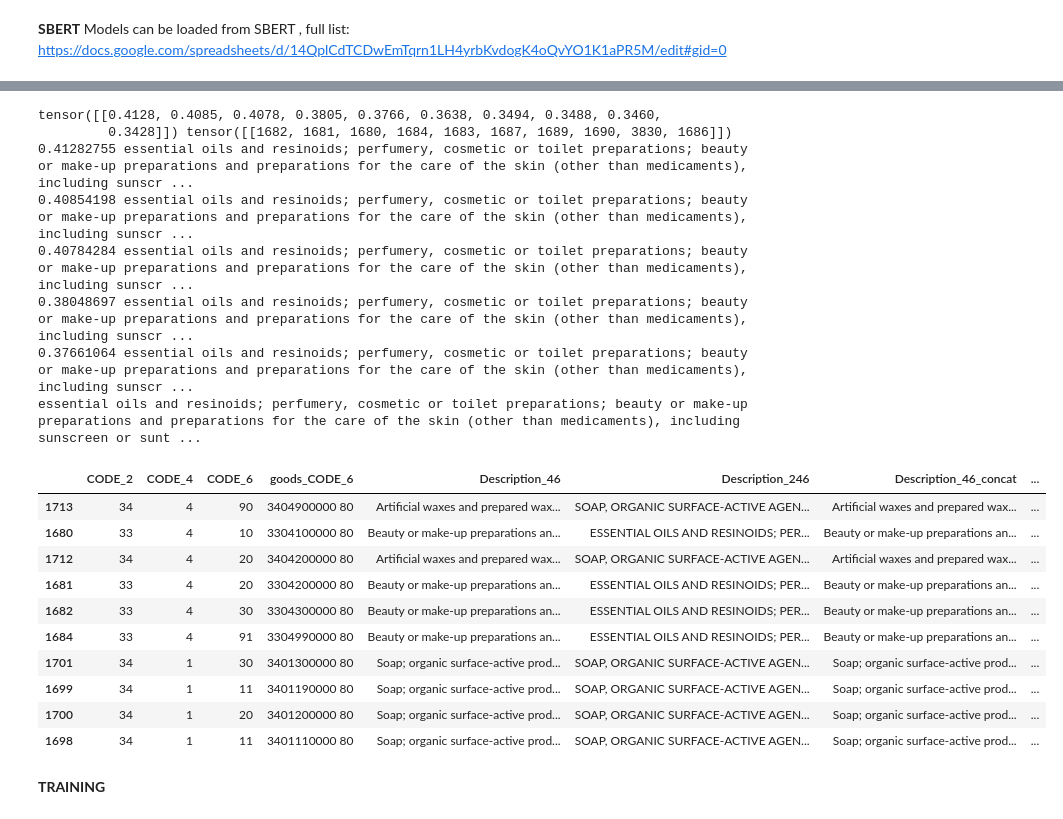
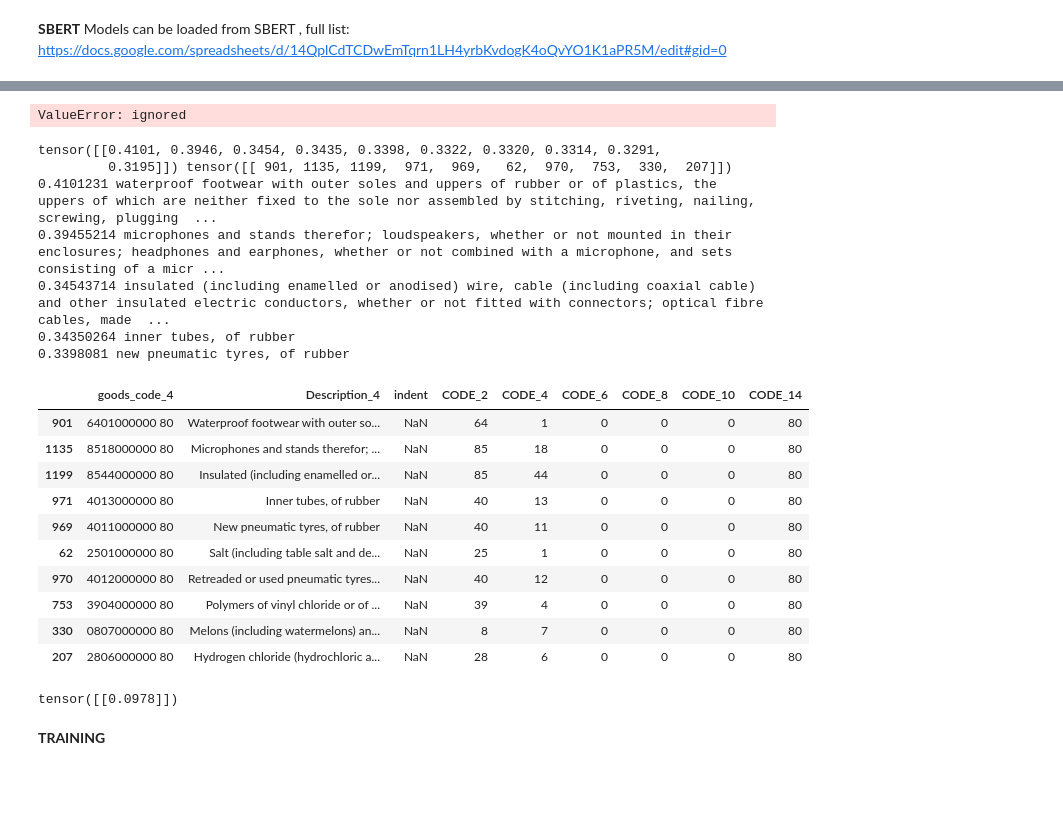
Before and after one commit to kazimianec/TARIC, a Jupyter notebook: Training_TRCtransformersSBERT.ipynb, the cells around one changed output, grey strips where cells are left out. Cells and saved outputs as stored; diff of their text form; code cells hidden in the pictures; blank space fills up the shorter version.

```diff
--- a/Training_TRCtransformersSBERT.ipynb
+++ b/Training_TRCtransformersSBERT.ipynb
@@ -140,15 +140,15 @@ https://docs.google.com/spreadsheets/d/14QplCdTCDwEmTqrn1LH4yrbKvdogK4oQvYO1K1aP
 #model = SentenceTransformer('average_word_embeddings_glove.840B.300d')
 #model = SentenceTransformer('paraphrase-distilroberta-base-v1') --no
 #model= SentenceTransformer('msmarco-distilroberta-base-v2') --no
-#model = SentenceTransformer('stsb-bert-large')  ##maybe
+model = SentenceTransformer('stsb-bert-large')  ##maybe
 ##model = SentenceTransformer('stsb-roberta-large') --no
 #model= SentenceTransformer('paraphrase-xlm-r-multilingual-v1')
-model= SentenceTransformer('LaBSE')  # interesting
+#model= SentenceTransformer('LaBSE')  # interesting
 #model = SentenceTransformer('quora-distilbert-multilingual') ## not ok
 
 #model = SentenceTransformer('average_word_embeddings_glove.840B.300d')
 # %%
-sentences = sentences_C2
+sentences = sentences_C4
 sentences = [element.lower() for element in sentences]
 
 #sentences[1682]+=' nail polishing makeup'
@@ -197,8 +196,10 @@ import numpy as np
 from sklearn import manifold
 A = np.matrix(TAROC_cosine_scores)
 #A = 1.-A
-model = manifold.TSNE(metric="precomputed")
-Y = model.fit_transform(A)
+modelTSNE = manifold.TSNE(metric="precomputed")
+Y = model.TSNE.fit_transform(A)
+# %% [output]
+ValueError: ignored
 # %%
 description = ["Vyriškos kelnės"]
 
@@ -252,6 +253,17 @@ description = ["Я люблю макияж - полировка для ногт
 description = ["Аš myliu makijažą - nagų poliravimas "]
 description = ["Amo el maquillaje - Esmalte de uñas"]
 
+#
+description = ["FINETOO V Waist Cotton Panties Women M-4XL Underpants Female Underwear Sexy Low-Rise Girl Briefs Comfort Panties Ladies Lingerie"]
+#https://www.aliexpress.com/item/4001256055038.html?spm=a2g01.12617084.fdpcl001.7.7fb7Er8hEr8hk8&gps-id=5547572&scm=1007.19201.130907.0&scm_id=1007.19201.130907.0&scm-url=1007.19201.130907.0&pvid=5b859c98-45fa-401b-93f9-b5b29f926246
+#
+
+
+#
+description = ["TWS Bluetooth 5.0 Earphones 2200mAh Charging Box Wireless Headphone 9D Stereo Sports Waterproof Earbuds Headsets With Microphone"]
+#https://www.aliexpress.com/item/4000539506338.html?spm=a2g01.12617084.fdpcl001.1.7fb7Er8hEr8hk8&gps-id=5547572&scm=1007.19201.130907.0&scm_id=1007.19201.130907.0&scm-url=1007.19201.130907.0&pvid=5b859c98-45fa-401b-93f9-b5b29f926246
+#
+
 embeddings_description = model.encode(description, convert_to_tensor=True )
 # %%
 cosine_scores = util.pytorch_cos_sim(embeddings, embeddings_description)
@@ -266,30 +278,35 @@ print(values.numpy()[0][2], sentences[indices.numpy()[0][2]])
 print(values.numpy()[0][3], sentences[indices.numpy()[0][3]])
 print(values.numpy()[0][4], sentences[indices.numpy()[0][4]])
 
-print(sentences[1682])
+#print(sentences[1682])
 # %% [output]
-tensor([[0.4128, 0.4085, 0.4078, 0.3805, 0.3766, 0.3638, 0.3494, 0.3488, 0.3460,
-         0.3428]]) tensor([[1682, 1681, 1680, 1684, 1683, 1687, 1689, 1690, 3830, 1686]])
-0.41282755 essential oils and resinoids; perfumery, cosmetic or toilet preparations; beauty or make-up preparations and preparations for the care of the skin (other than medicaments), including sunscr ...
-0.40854198 essential oils and resinoids; perfumery, cosmetic or toilet preparations; beauty or make-up preparations and preparations for the care of the skin (other than medicaments), including sunscr ...
-0.40784284 essential oils and resinoids; perfumery, cosmetic or toilet preparations; beauty or make-up preparations and preparations for the care of the skin (other than medicaments), including sunscr ...
-0.38048697 essential oils and resinoids; perfumery, cosmetic or toilet preparations; beauty or make-up preparations and preparations for the care of the skin (other than medicaments), including sunscr ...
-0.37661064 essential oils and resinoids; perfumery, cosmetic or toilet preparations; beauty or make-up preparations and preparations for the care of the skin (other than medicaments), including sunscr ...
-essential oils and resinoids; perfumery, cosmetic or toilet preparations; beauty or make-up preparations and preparations for the care of the skin (other than medicaments), including sunscreen or sunt ...
+tensor([[0.4101, 0.3946, 0.3454, 0.3435, 0.3398, 0.3322, 0.3320, 0.3314, 0.3291,
+         0.3195]]) tensor([[ 901, 1135, 1199,  971,  969,   62,  970,  753,  330,  207]])
+0.4101231 waterproof footwear with outer soles and uppers of rubber or of plastics, the uppers of which are neither fixed to the sole nor assembled by stitching, riveting, nailing, screwing, plugging  ...
+0.39455214 microphones and stands therefor; loudspeakers, whether or not mounted in their enclosures; headphones and earphones, whether or not combined with a microphone, and sets consisting of a micr ...
+0.34543714 insulated (including enamelled or anodised) wire, cable (including coaxial cable) and other insulated electric conductors, whether or not fitted with connectors; optical fibre cables, made  ...
+0.34350264 inner tubes, of rubber
+0.3398081 new pneumatic tyres, of rubber
 # %%
-df_C246_descriptions.iloc[indices.numpy()[0],:]
+#df_C246_descriptions.iloc[indices.numpy()[0],:]
+df_C4_descriptions.iloc[indices.numpy()[0],:]
 # %% [output]
-|  | CODE_2 | CODE_4 | CODE_6 | goods_CODE_6 | Description_46 | Description_246 | Description_46_concat | ... |
-| 1713 | 34 | 4 | 90 | 3404900000 80 | Artificial waxes and prepared wax... | SOAP, ORGANIC SURFACE-ACTIVE AGEN... | Artificial waxes and prepared wax... | ... |
-| 1680 | 33 | 4 | 10 | 3304100000 80 | Beauty or make-up preparations an... | ESSENTIAL OILS AND RESINOIDS; PER... | Beauty or make-up preparations an... | ... |
-| 1712 | 34 | 4 | 20 | 3404200000 80 | Artificial waxes and prepared wax... | SOAP, ORGANIC SURFACE-ACTIVE AGEN... | Artificial waxes and prepared wax... | ... |
-| 1681 | 33 | 4 | 20 | 3304200000 80 | Beauty or make-up preparations an... | ESSENTIAL OILS AND RESINOIDS; PER... | Beauty or make-up preparations an... | ... |
-| 1682 | 33 | 4 | 30 | 3304300000 80 | Beauty or make-up preparations an... | ESSENTIAL OILS AND RESINOIDS; PER... | Beauty or make-up preparations an... | ... |
-| 1684 | 33 | 4 | 91 | 3304990000 80 | Beauty or make-up preparations an... | ESSENTIAL OILS AND RESINOIDS; PER... | Beauty or make-up preparations an... | ... |
-| 1701 | 34 | 1 | 30 | 3401300000 80 | Soap; organic surface-active prod... | SOAP, ORGANIC SURFACE-ACTIVE AGEN... | Soap; organic surface-active prod... | ... |
-| 1699 | 34 | 1 | 11 | 3401190000 80 | Soap; organic surface-active prod... | SOAP, ORGANIC SURFACE-ACTIVE AGEN... | Soap; organic surface-active prod... | ... |
-| 1700 | 34 | 1 | 20 | 3401200000 80 | Soap; organic surface-active prod... | SOAP, ORGANIC SURFACE-ACTIVE AGEN... | Soap; organic surface-active prod... | ... |
-| 1698 | 34 | 1 | 11 | 3401110000 80 | Soap; organic surface-active prod... | SOAP, ORGANIC SURFACE-ACTIVE AGEN... | Soap; organic surface-active prod... | ... |
+|  | goods_code_4 | Description_4 | indent | CODE_2 | CODE_4 | CODE_6 | CODE_8 | CODE_10 | CODE_14 |
+| 901 | 6401000000 80 | Waterproof footwear with outer so... | NaN | 64 | 1 | 0 | 0 | 0 | 80 |
+| 1135 | 8518000000 80 | Microphones and stands therefor; ... | NaN | 85 | 18 | 0 | 0 | 0 | 80 |
+| 1199 | 8544000000 80 | Insulated (including enamelled or... | NaN | 85 | 44 | 0 | 0 | 0 | 80 |
+| 971 | 4013000000 80 | Inner tubes, of rubber | NaN | 40 | 13 | 0 | 0 | 0 | 80 |
+| 969 | 4011000000 80 | New pneumatic tyres, of rubber | NaN | 40 | 11 | 0 | 0 | 0 | 80 |
+| 62 | 2501000000 80 | Salt (including table salt and de... | NaN | 25 | 1 | 0 | 0 | 0 | 80 |
+| 970 | 4012000000 80 | Retreaded or used pneumatic tyres... | NaN | 40 | 12 | 0 | 0 | 0 | 80 |
+| 753 | 3904000000 80 | Polymers of vinyl chloride or of ... | NaN | 39 | 4 | 0 | 0 | 0 | 80 |
+| 330 | 0807000000 80 | Melons (including watermelons) an... | NaN | 8 | 7 | 0 | 0 | 0 | 80 |
+| 207 | 2806000000 80 | Hydrogen chloride (hydrochloric a... | NaN | 28 | 6 | 0 | 0 | 0 | 80 |
+# %%
+cosine_neighbours = util.pytorch_cos_sim(embeddings[indices.numpy()[0][0]], embeddings[indices.numpy()[0][1]])
+print(cosine_neighbours)
+# %% [output]
+tensor([[0.0978]])
 # %% [markdown]
 **TRAINING**
 # %%
```
Also changed, not shown: parts of 4 cells of this notebook.
